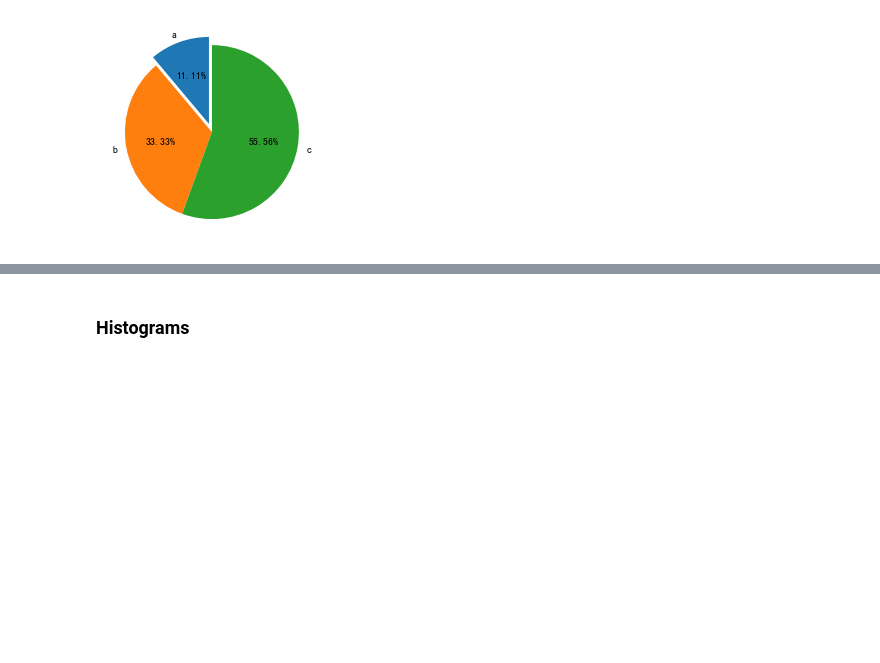
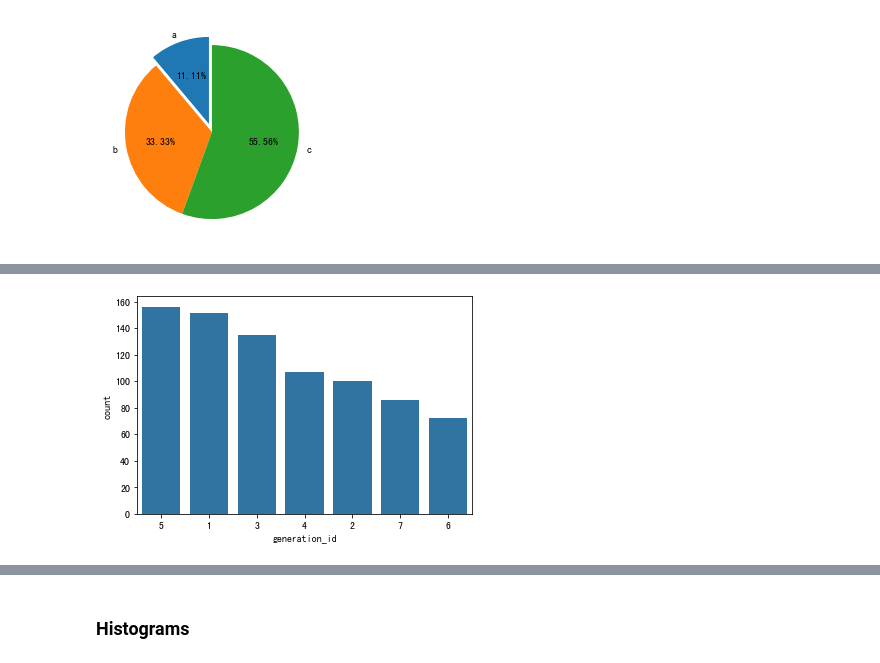
Before and after one commit to Alex-YuZ/Data-Visualization, a Jupyter notebook: Data_Visualization.ipynb, the cells around one changed output, grey strips where cells are left out. Drawn from its saved outputs; the diff is of its cells as text; code cells hidden in the pictures; blank space fills up the shorter version.

```diff
--- a/Data_Visualization.ipynb
+++ b/Data_Visualization.ipynb
@@ -74,0 +110,6 @@ plt.pie(x, startangle=90, explode=[.1, 0, 0], labels=labels, autopct="%.2f%%");
+# %%
+order = [5, 1, 3, 4, 2, 7, 6]
+
+sns.countplot(data=pokemon, x='generation_id', color=base_color, order=order);
+# %% [output]
+[figure, added]
```
Also changed, not shown: parts of 26 cells of this notebook.
